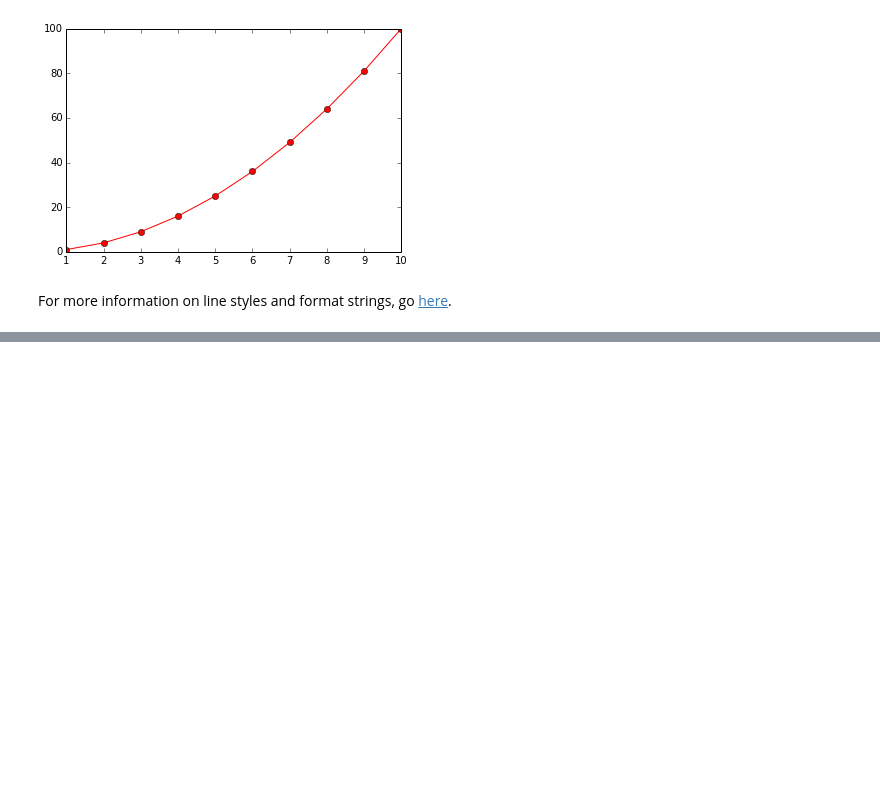
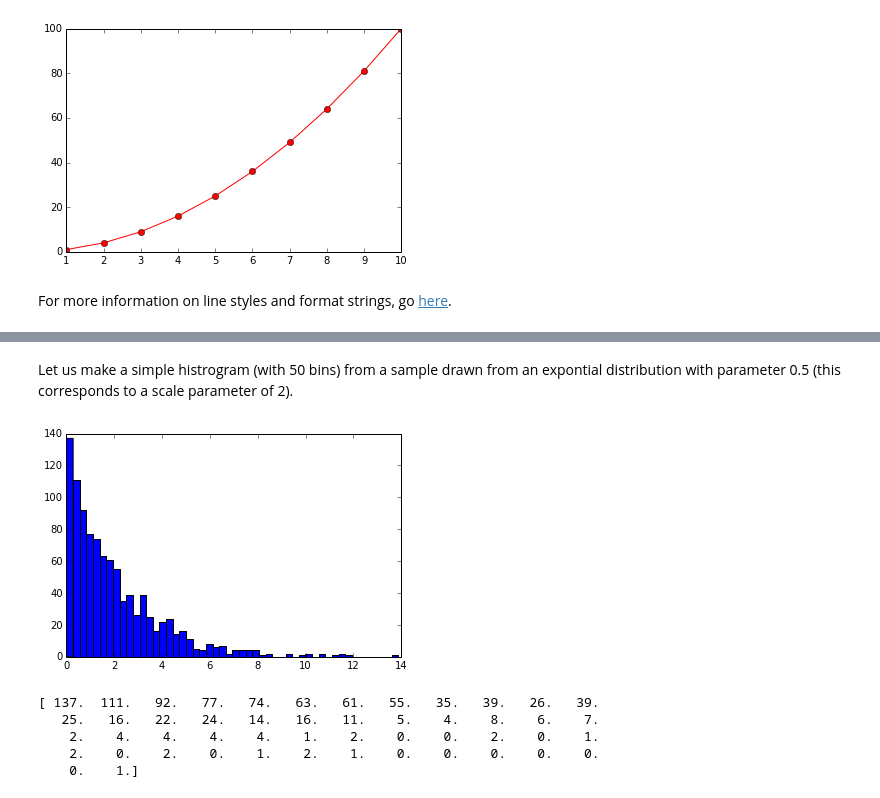
Before and after one commit to ambujtewari/stats607a-fall2014, a Jupyter notebook: Lecture 08.ipynb, the cells around one changed output, grey strips where cells are left out. Saved outputs shown, nothing was run; the diff lists cells and outputs as text; code cells hidden in the pictures; blank space fills up the shorter version.

```diff
--- a/Lecture 08.ipynb
+++ b/Lecture 08.ipynb
@@ -44,0 +48,16 @@ plt.plot(x_vals, x_vals, '-ob', x_vals, x_vals**2, ':^r', x_vals, x_vals**2.5, '
+# %% [markdown]
+Let us make a simple histrogram (with 50 bins) from a sample drawn from an expontial distribution with parameter 0.5 (this corresponds to a scale parameter of 2).
+# %%
+from scipy.stats import expon
+samples = expon.rvs(size=1000, scale=2)  # 1000 draws from exponential(0.5)
+n, bins, patches = plt.hist(samples, bins=50)
+# %% [output]
+[figure, added]
+# %%
+print n  # the counts within each bin
+# %% [output]
+[ 137.  111.   92.   77.   74.   63.   61.   55.   35.   39.   26.   39.
+   25.   16.   22.   24.   14.   16.   11.    5.    4.    8.    6.    7.
+    2.    4.    4.    4.    4.    1.    2.    0.    0.    2.    0.    1.
+    2.    0.    2.    0.    1.    2.    1.    0.    0.    0.    0.    0.
+    0.    1.]
```
Also changed, not shown: parts of 4 cells of this notebook.
